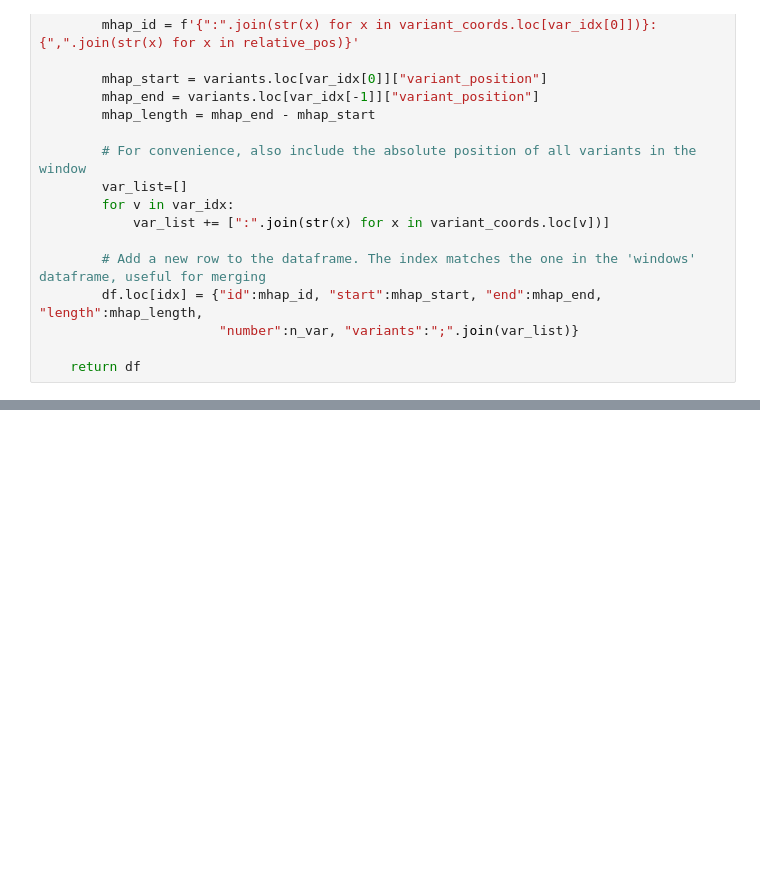
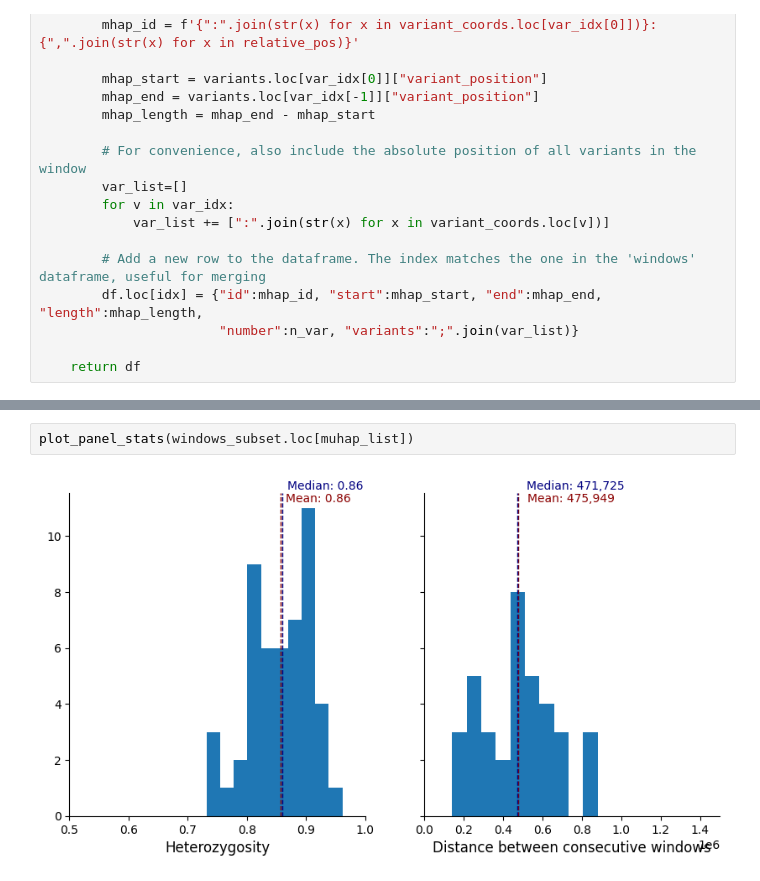
Before and after one commit to svsiegel/vivax-mhaps, a Jupyter notebook: docs/_sources/selection.ipynb, the cells around one changed output, grey strips where cells are left out. Saved outputs shown, nothing was run; the diff lists cells and outputs as text; blank space fills up the shorter version.

```diff
--- a/docs/_sources/selection.ipynb
+++ b/docs/_sources/selection.ipynb
@@ -562,0 +621,4 @@ def win_to_variants(windows, variants):
+# %%
+plot_panel_stats(windows_subset.loc[muhap_list])
+# %% [output]
+[figure, added]
```
Also changed, not shown: parts of 40 cells of this notebook, 7 other files.
